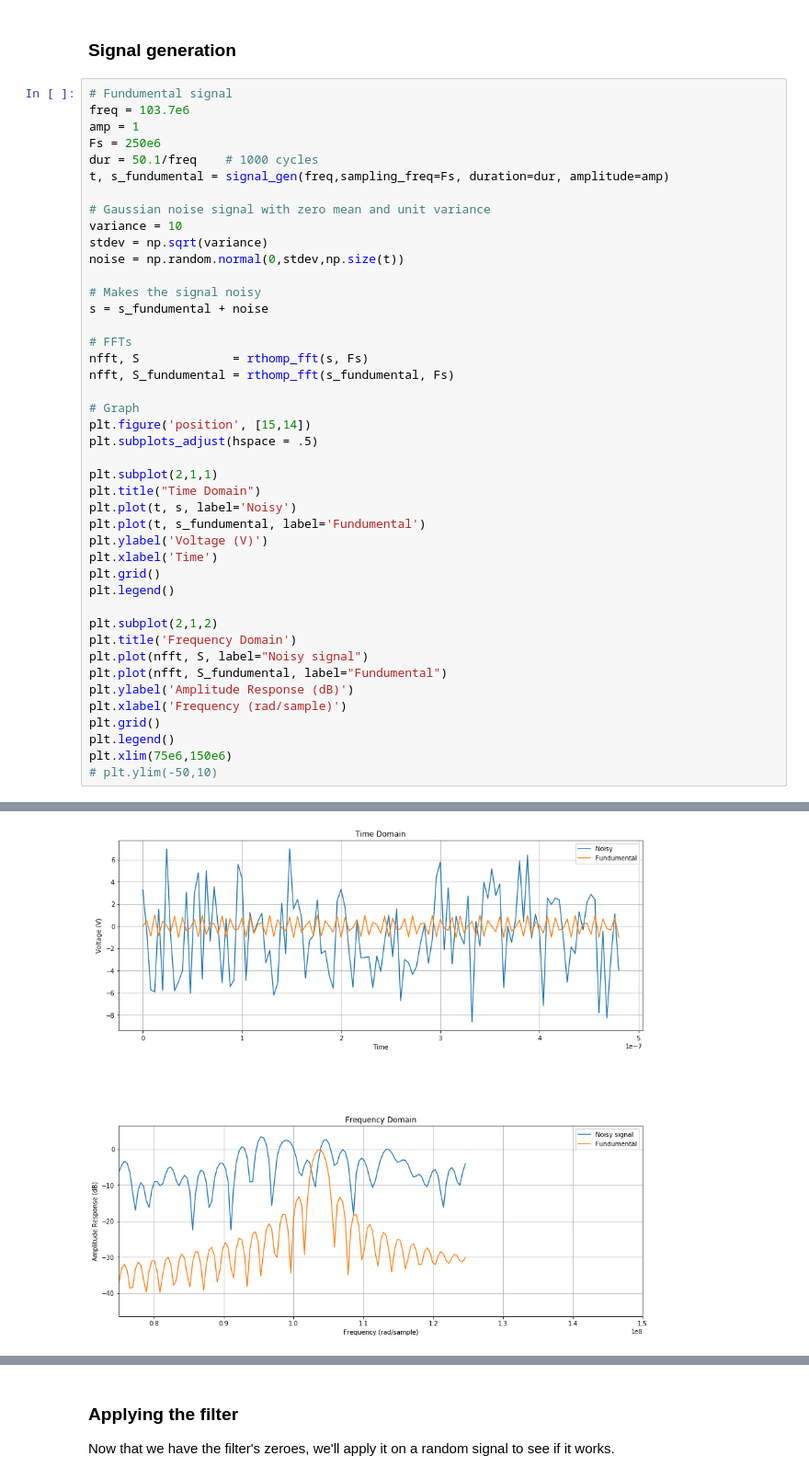
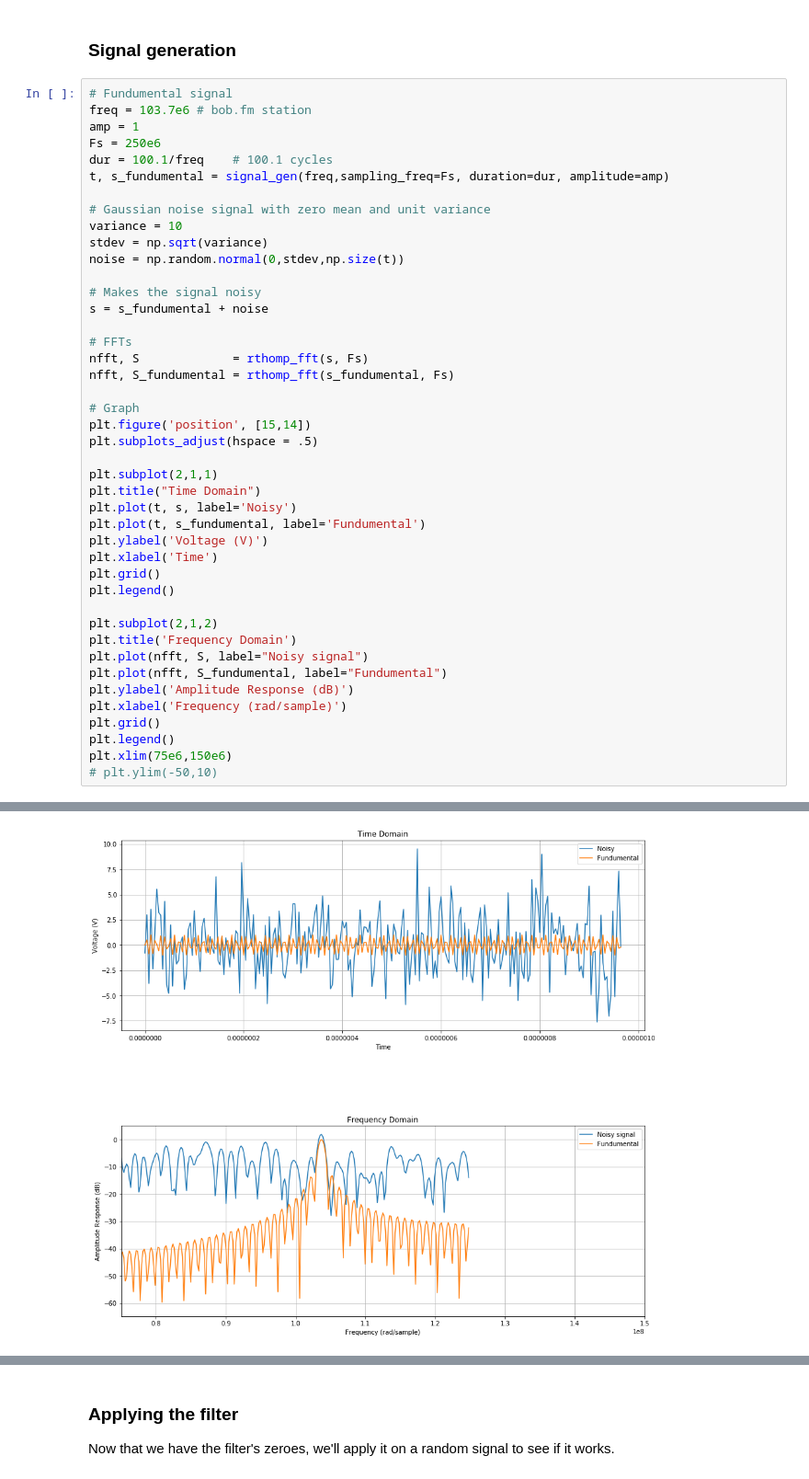
Before and after one commit to rthomp10/bob_fm_fir, a Jupyter notebook: bob_fm_fir_filter.ipynb, the cells around one changed output, grey strips where cells are left out. Shown at 92% size. Drawn from its saved outputs; the diff is of its cells as text.

```diff
--- a/bob_fm_fir_filter.ipynb
+++ b/bob_fm_fir_filter.ipynb
@@ -38,10 +38,10 @@ def rthomp_fft(signal, sampling_freq):
 ### Signal generation
 # %%
 # Fundumental signal
-freq = 103.7e6
+freq = 103.7e6 # bob.fm station
 amp = 1
 Fs = 250e6
-dur = 50.1/freq    # 1000 cycles
+dur = 100.1/freq    # 100.1 cycles
 t, s_fundumental = signal_gen(freq,sampling_freq=Fs, duration=dur, amplitude=amp)
 
 # Gaussian noise signal with zero mean and unit variance
@@ -54,34 +54,34 @@ s = s_fundumental + noise
 
 # FFTs
 nfft, S             = rthomp_fft(s, Fs)
 nfft, S_fundumental = rthomp_fft(s_fundumental, Fs)
 
 # Graph
 plt.figure('position', [15,14])
 plt.subplots_adjust(hspace = .5)
 
 plt.subplot(2,1,1)
 plt.title("Time Domain")
 plt.plot(t, s, label='Noisy')
 plt.plot(t, s_fundumental, label='Fundumental')
 plt.ylabel('Voltage (V)')
 plt.xlabel('Time')
 plt.grid()
 plt.legend()
 
 plt.subplot(2,1,2)
 plt.title('Frequency Domain')
 plt.plot(nfft, S, label="Noisy signal")
 plt.plot(nfft, S_fundumental, label="Fundumental")
 plt.ylabel('Amplitude Response (dB)')
 plt.xlabel('Frequency (rad/sample)')
 plt.grid()
 plt.legend()
 plt.xlim(75e6,150e6)
 # plt.ylim(-50,10)
 # %% [output]
 (75000000.0, 150000000.0)
-[figure, old version]
+[figure, new version]
 # %% [markdown]
 ### Filter Design
 This part encapsulates the design decisions of the BOB.FM FIR filter.
```
Also changed, not shown: parts of 4 cells of this notebook.
